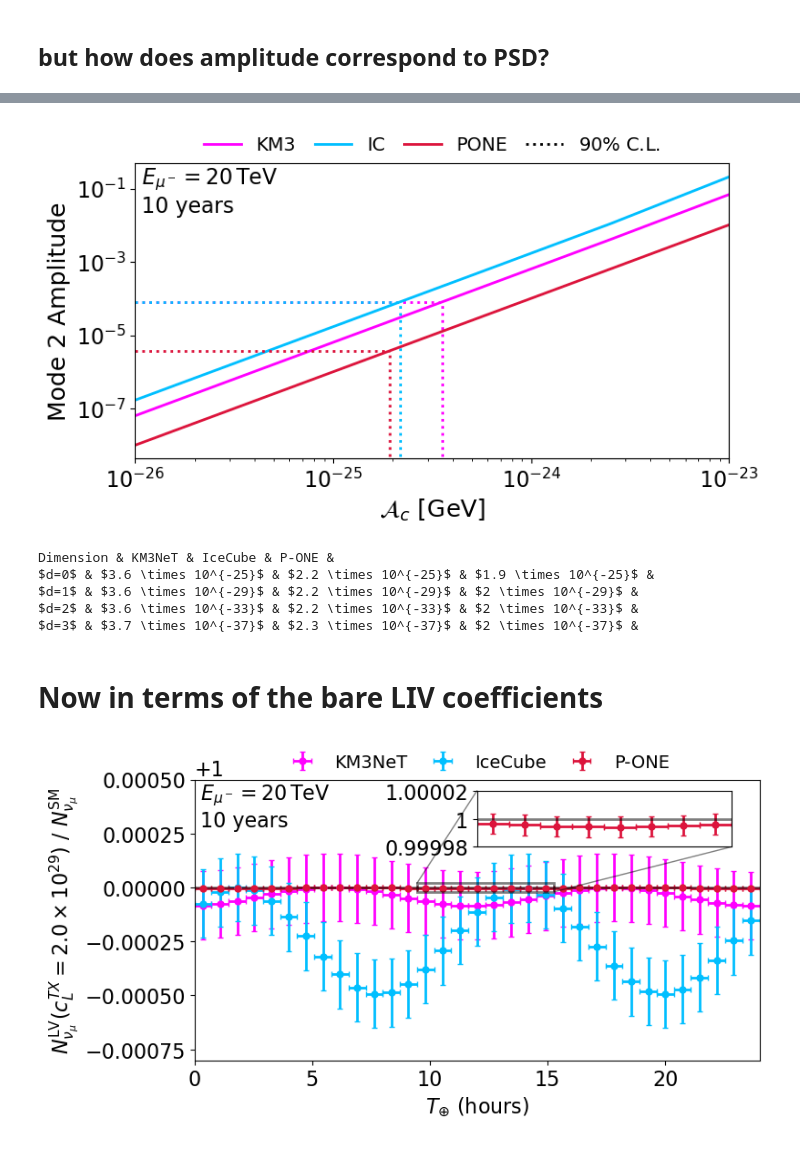
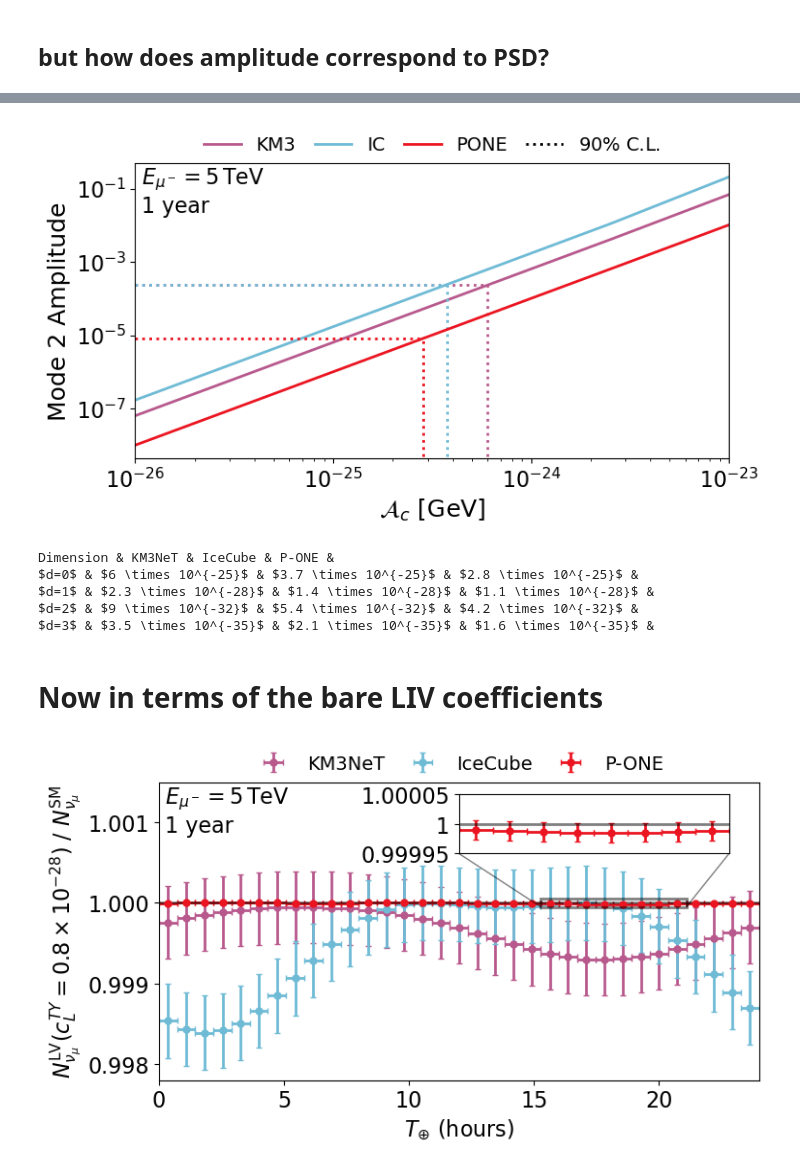
Before and after one commit to nickkamp1/NuTelescopeMuCollider, a Jupyter notebook: LorentzViolationSidereal_Analysis.ipynb, the cells around one changed output, grey strips where cells are left out. Saved outputs shown, nothing was run; the diff lists cells and outputs as text; code cells hidden in the pictures.

```diff
--- a/LorentzViolationSidereal_Analysis.ipynb
+++ b/LorentzViolationSidereal_Analysis.ipynb
@@ -3,7 +3,7 @@
 %autoreload 2
 # %%
 # important global variables
-nYears = 10
+nYears = 1
 throughgoing_factor = 1 # don't consider it
 wobbling_factor = 1 # 1 / 0.01 # no wobble!
 # %%
@@ -229,7 +229,7 @@ plt.legend(ncol=5, fontsize=14, columnspacing=1, frameon=False,
 plt.savefig("figures/%dTeV/Ac_sensitivity.pdf"%(Emuon/1e3),dpi=100,bbox_inches='tight')
 plt.show()
 # %% [output]
-[figure, old version]
+[figure, new version]
 # %%
 print("Dimension",end=" & ")
 for exp in experiment_list:
@@ -243,10 +243,10 @@ for dim in range(4):
     print("")
 # %% [output]
 Dimension & KM3NeT & IceCube & P-ONE &
-$d=0$ & $3.6 \times 10^{-25}$ & $2.2 \times 10^{-25}$ & $1.9 \times 10^{-25}$ &
-$d=1$ & $3.6 \times 10^{-29}$ & $2.2 \times 10^{-29}$ & $2 \times 10^{-29}$ &
-$d=2$ & $3.6 \times 10^{-33}$ & $2.2 \times 10^{-33}$ & $2 \times 10^{-33}$ &
-$d=3$ & $3.7 \times 10^{-37}$ & $2.3 \times 10^{-37}$ & $2 \times 10^{-37}$ &
+$d=0$ & $6 \times 10^{-25}$ & $3.7 \times 10^{-25}$ & $2.8 \times 10^{-25}$ &
+$d=1$ & $2.3 \times 10^{-28}$ & $1.4 \times 10^{-28}$ & $1.1 \times 10^{-28}$ &
+$d=2$ & $9 \times 10^{-32}$ & $5.4 \times 10^{-32}$ & $4.2 \times 10^{-32}$ &
+$d=3$ & $3.5 \times 10^{-35}$ & $2.1 \times 10^{-35}$ & $1.6 \times 10^{-35}$ &
 # %% [markdown]
 # Now in terms of the bare LIV coefficients
 # %%
@@ -256,8 +256,8 @@ ax = plt.gca()
 aL_vec = np.zeros(4,dtype=float)
 cL_vec = np.zeros((4,4),dtype=float)
 if Emuon==5e3:
-    cL_vec[0,1] = 1.3e-28 # for example
-    plt.ylim(0.998,1.0015)
+    cL_vec[0,2] = 0.8e-28 # for example
+    plt.ylim(0.9978,1.0015)
 elif Emuon==20e3:
     cL_vec[0,1] = 2e-29
     plt.ylim(0.9992,1.0005)
@@ -284,11 +284,11 @@ plt.xlim(0,24)
 #plt.semilogy()
 plt.xlabel(r"$T_{\oplus}$ (hours)",fontsize=16)
 if Emuon==5e3:
-    plt.ylabel(r"$N^{\rm LV}_{\nu_\mu}(c_L^{TX} = %1.1f \times 10^{28})~/~N^{\rm SM}_{\nu_\mu}$"%(cL_vec[0,1]/1e-28),fontsize=16)
+    plt.ylabel(r"$N^{\rm LV}_{\nu_\mu}(c_L^{TY} = %1.1f \times 10^{-28})~/~N^{\rm SM}_{\nu_\mu}$"%(cL_vec[0,2]/1e-28),fontsize=16)
     # Define the limits for the inset (zoomed-in section)
-    x1, x2, y1, y2 = 24*t_bins[13], 24*t_bins[21], 0.99995, 1.00005
-elif Emuon==20e3:
-    plt.ylabel(r"$N^{\rm LV}_{\nu_\mu}(c_L^{TX} = %1.1f \times 10^{29})~/~N^{\rm SM}_{\nu_\mu}$"%(cL_vec[0,1]/1e-29),fontsize=16)
+    x1, x2, y1, y2 = 24*t_bins[21], 24*t_bins[29], 0.99995, 1.00005
+elif Emuon==25e3:
+    plt.ylabel(r"$N^{\rm LV}_{\nu_\mu}(c_L^{TY} = %1.1f \times 10^{-29})~/~N^{\rm SM}_{\nu_\mu}$"%(cL_vec[0,2]/1e-29),fontsize=16)
     # Define the limits for the inset (zoomed-in section)
     x1, x2, y1, y2 = 24*t_bins[13], 24*t_bins[21], 0.99998, 1.00002
 p0 = plt.plot([],[])
@@ -310,32 +310,32 @@ ax_inset = plt.gca().inset_axes([0.5, 0.76, 0.45, 0.2],
                                 xlim=(x1, x2),ylim=(y1, y2),
                                 xticklabels=[],
                                 yticklabels=[y1,1,y2],
                                 xticks=[],
                                 yticks=[y1,1,y2]
                                )
 
 
 ax_inset.set_xlim(x1, x2)
 ax_inset.set_ylim(y1, y2)
 
 exp = "PONE"
 C,As,Ac,Bs,Bc = LVsv.get_coefficients(exp,Emean=avg_energy_dict[exp])
 nominal = (nEvents_dict[exp]/nBins)
 events = (nEvents_dict[exp]/nBins)*osc_prob(baseline_list[exp],
                                             t_bin_centers,
                                             C=C,
                                             Ac=Ac,As=As,
                                             Bc=Bc,Bs=Bs)
 test_amplitudes[exp] = get_amplitudes(events)
 ax_inset.errorbar(t_bin_centers*24,events/nominal,xerr=24*(t_bins[1]-t_bins[0])/2,yerr=np.sqrt(events)/nominal,
              color=color_list[exp],capsize=2,fmt=".")
 ax_inset.plot([x1,x2],[1,1],color="black",alpha=0.5,ls="-")
 
 ax.indicate_inset_zoom(ax_inset, edgecolor="black",lw=2)
 
 
 plt.savefig("figures/%dTeV/LV_sidereal.pdf"%(Emuon/1e3),dpi=100,bbox_inches='tight')
 plt.show()
 # %% [output]
-[figure, old version]
+[figure, new version]
 # %%
```
Also changed, not shown: parts of 8 cells of this notebook, 17 other files.
